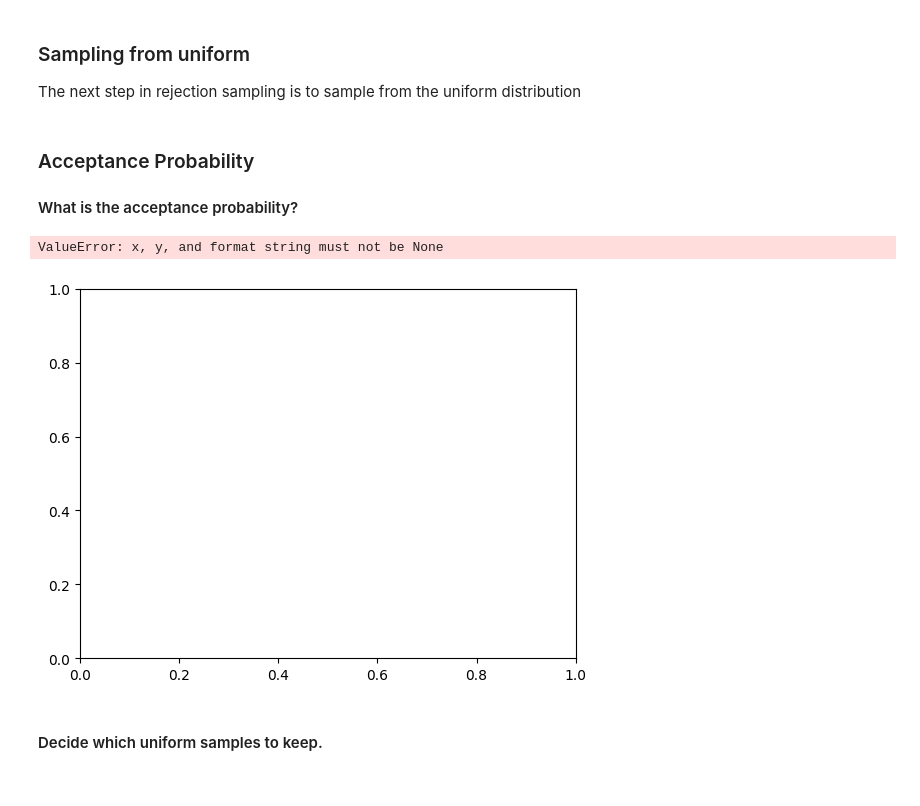
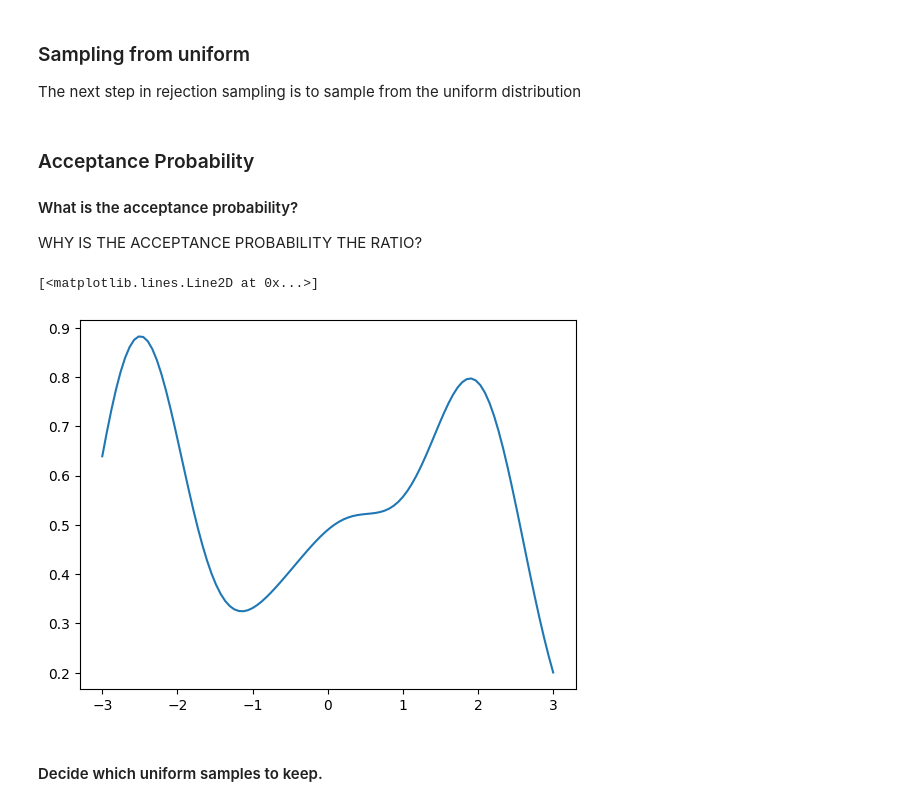
Before and after one commit to maxnorman569/comp0187_probabilistic_modelling, a Jupyter notebook: Lab_Week_9.ipynb, the cells around one changed output. Drawn from its saved outputs; the diff is of its cells as text; code cells hidden in the pictures.

```diff
--- a/Lab_Week_9.ipynb
+++ b/Lab_Week_9.ipynb
@@ -112,17 +112,18 @@ uniform_samples = np.random.uniform(size=len(g_samples))
 ### Acceptance Probability
 
 #### What is the acceptance probability?
+
+WHY IS THE ACCEPTANCE PROBABILITY THE RATIO?
 # %%
 def acceptance_probability(theta):
-    # Fill me up.
-    pass
+    return q_density(theta) / (M*g_density(theta))
 
 fig, ax = plt.subplots()
 thetas = np.linspace(-3, 3, 100)
 ax.plot(thetas, acceptance_probability(thetas))
 # %% [output]
-ValueError: x, y, and format string must not be None
+[<matplotlib.lines.Line2D at 0x...>]
-[figure, old version]
+[figure, new version]
 # %% [markdown]
 #### Decide which uniform samples to keep.
 # %%
```
Also changed, not shown: parts of 2 cells of this notebook, 3 other files.
